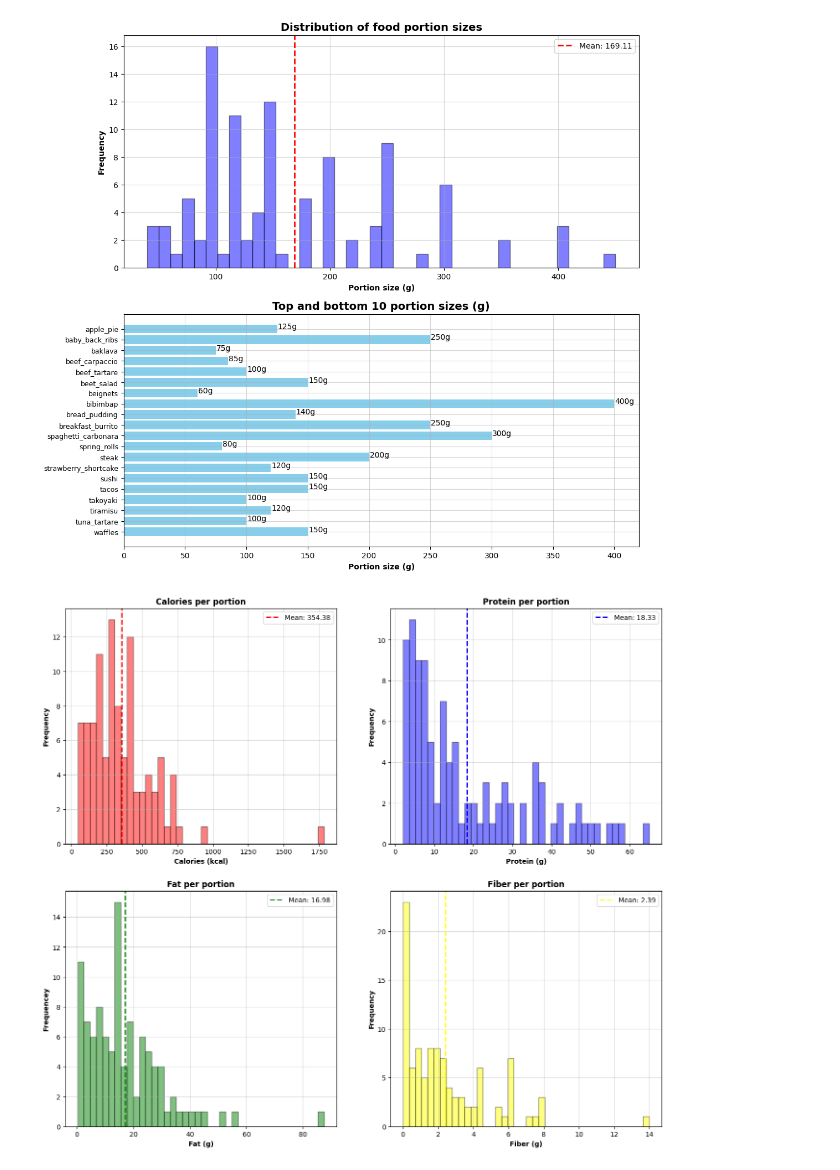
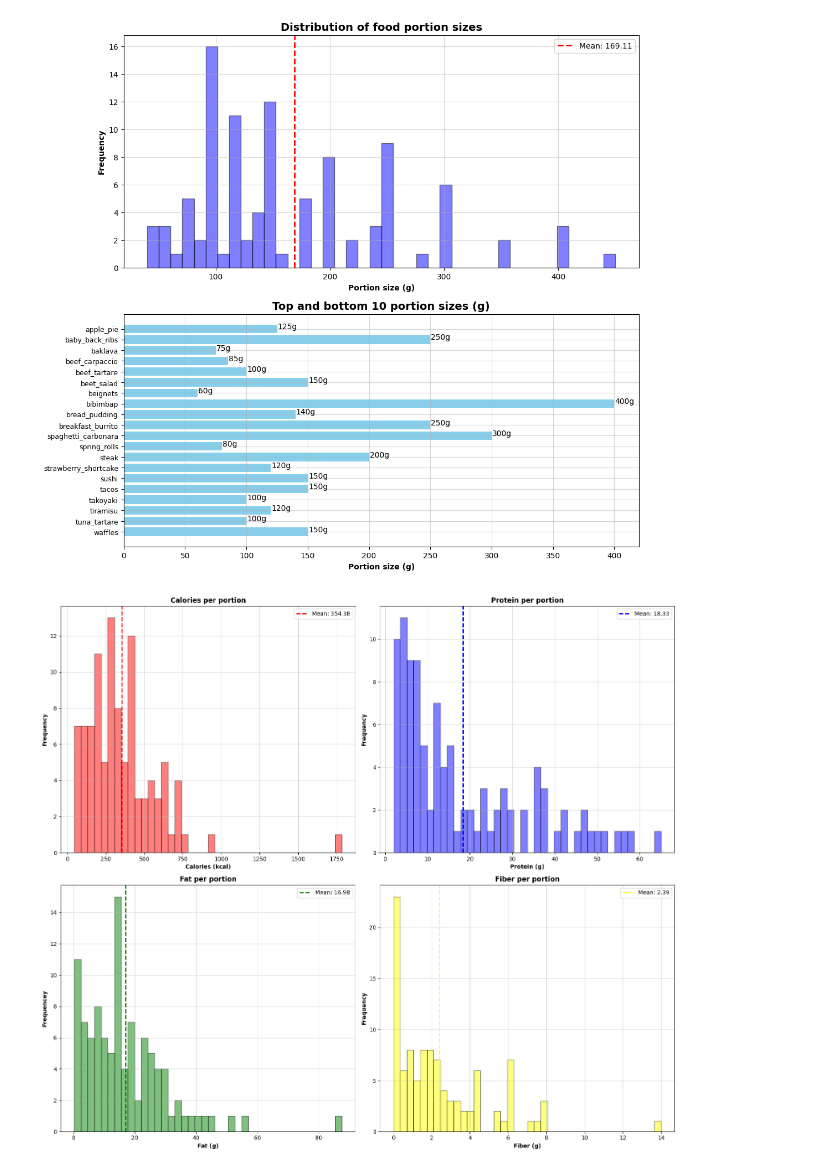
Before and after one commit to mm0narch/me-food, a Jupyter notebook: src/nutrient_mapping/notebook.ipynb, the cells around one changed output. Cells and saved outputs as stored; diff of their text form; code cells hidden in the pictures.

```diff
--- a/src/nutrient_mapping/notebook.ipynb
+++ b/src/nutrient_mapping/notebook.ipynb
@@ -295,33 +296,33 @@ ax[0, 0].set_ylabel(f'Frequency', fontsize=10, fontweight='bold')
 ax[0, 0].set_title(f'Calories per portion', fontsize=12, fontweight='bold')
 ax[0, 0].legend()
 ax[0, 0].grid(alpha=0.5)
 
 ax[0, 1].hist(complete_nutrition['protein_perportion'], bins=40, edgecolor='black', color='blue', alpha=0.5)
 ax[0, 1].axvline(complete_nutrition['protein_perportion'].mean(), color='blue', linestyle='--', linewidth=2, label=(f'Mean: {complete_nutrition['protein_perportion'].mean():.2f}'))
 ax[0, 1].set_xlabel(f'Protein (g)', fontsize=10, fontweight='bold')
 ax[0, 1].set_ylabel(f'Frequency', fontsize=10, fontweight='bold')
 ax[0, 1].set_title(f'Protein per portion', fontsize=12, fontweight='bold')
 ax[0, 1].legend()
 ax[0, 1].grid(alpha=0.5)
 
 ax[1, 0].hist(complete_nutrition['fat_perportion'], bins=40, edgecolor='black', color='green', alpha=0.5)
 ax[1, 0].axvline(complete_nutrition['fat_perportion'].mean(), color='green', linestyle='--', linewidth=2, label=(f'Mean: {complete_nutrition['fat_perportion'].mean():.2f}'))
 ax[1, 0].set_xlabel(f'Fat (g)', fontsize=10, fontweight='bold')
 ax[1, 0].set_ylabel(f'Frequencey', fontsize=10, fontweight='bold')
 ax[1, 0].set_title(f'Fat per portion', fontsize=12, fontweight='bold')
 ax[1, 0].legend()
 ax[1, 0].grid(alpha=0.5)
 
 ax[1, 1].hist(complete_nutrition['fiber_perportion'], bins=40, edgecolor='black', color='yellow', alpha=0.5)
 ax[1, 1].axvline(complete_nutrition['fiber_perportion'].mean(), color='yellow', linestyle='--', linewidth=2, label=(f'Mean: {complete_nutrition['fiber_perportion'].mean():.2f}'))
 ax[1, 1].set_xlabel(f'Fiber (g)', fontsize=10, fontweight='bold')
 ax[1, 1].set_ylabel(f'Frequency', fontsize=10, fontweight='bold')
 ax[1, 1].set_title(f'Fiber per portion', fontsize=12, fontweight='bold')
 ax[1, 1].legend()
 ax[1, 1].grid(alpha=0.5)
 
-plt.suptitle(f'Nutrition distribution', fontsize=14, fontweight='bold')
-
+plt.tight_layout()
+plt.savefig('figures/nutrition_distribution', dpi=300, bbox_inches='tight')
 plt.show()
 # %% [output]
-[figure, old version]
+[figure, new version]
```
Also changed, not shown: parts of 3 cells of this notebook.
